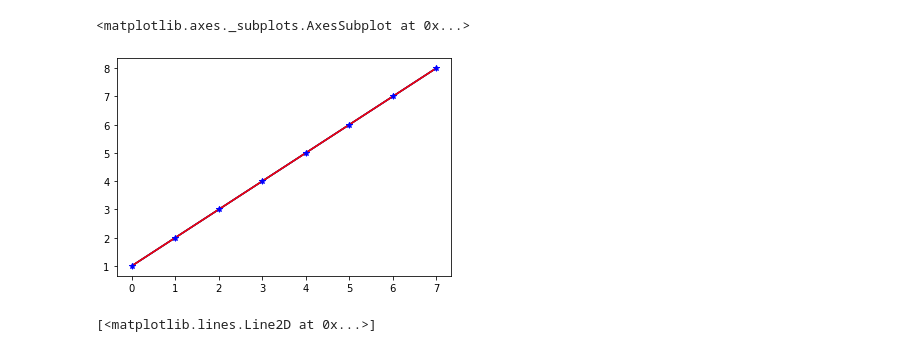
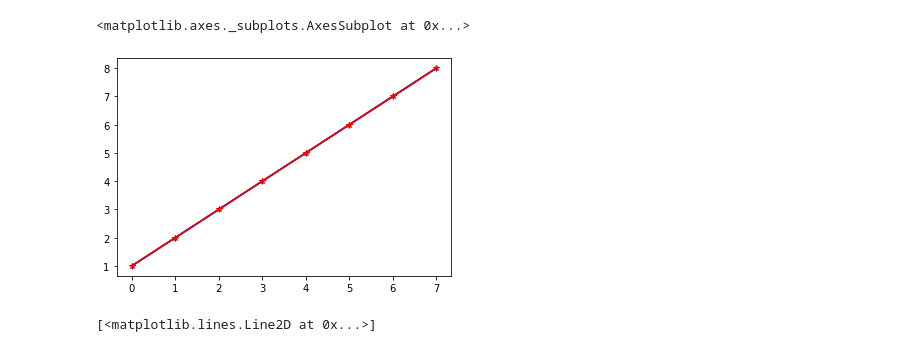
Before and after one commit to satishdodda/My-practice-in-ML, a Jupyter notebook: Plots/Plots II - second python coverage.ipynb, the cells around one changed output. Drawn from its saved outputs; the diff is of its cells as text; code cells hidden in the pictures.

```diff
--- a/Plots/Plots II - second python coverage.ipynb
+++ b/Plots/Plots II - second python coverage.ipynb
@@ -1,24 +1,24 @@
 # %%
 import matplotlib.pyplot as plt
 
 import numpy as np
 
 linear_data = np.array([1,2,3,4,5,6,7,8])
 
 plt.plot(linear_data,color='r')#why this is giving blue colour
 plt.plot(linear_data,color = 'g')#why green color is not coming + symbols also,how come blue curcles come from is that by defult?
 
 
 plt.plot(linear_data,'-b')
 plt.plot(linear_data,'-r')#why this is giving blue colour again
 
 plt.plot(linear_data,'|b')
 #plt.scatter(linear_data, linear_data, s=25,c='magenta')
-plt.plot(linear_data,'*b')# | is wrkng, but where doo the star go?!!
+plt.plot(linear_data,'*r')# | is wrkng, but where doo the star go?!!
 plt.subplot(1, 1, 1)
 # %% [output]
 <matplotlib.axes._subplots.AxesSubplot at 0x...>
-[figure, old version]
+[figure, new version]
 # %%
 exponential_data = linear_data**3
 # subplot with 1 row, 2 columns, and current axis is 2nd subplot axes
```
Also changed, not shown: 1 other file.
